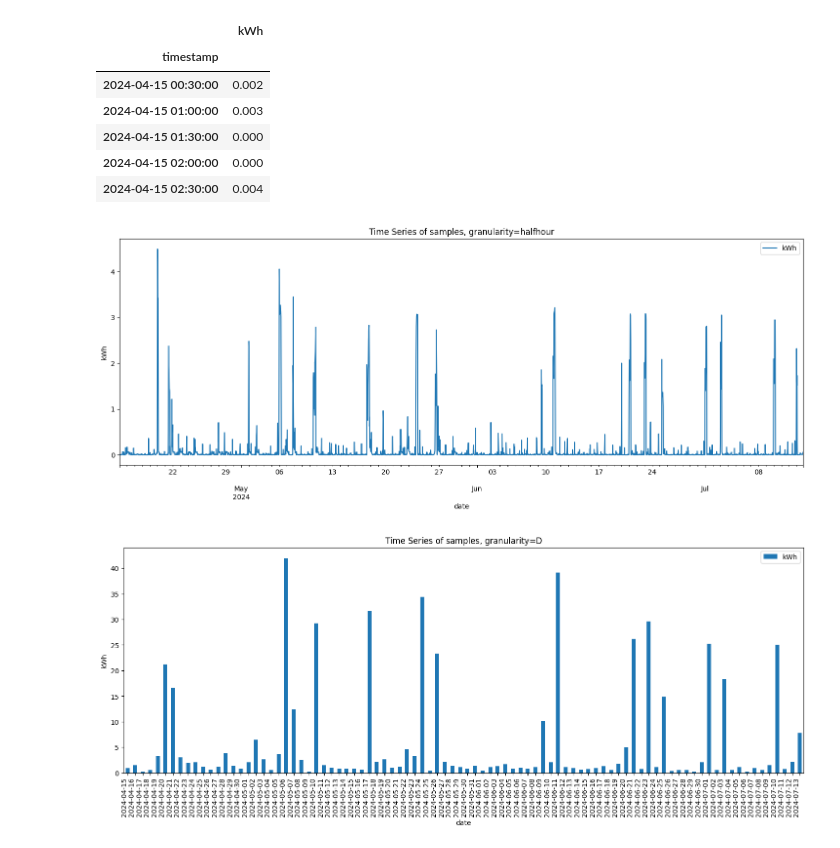
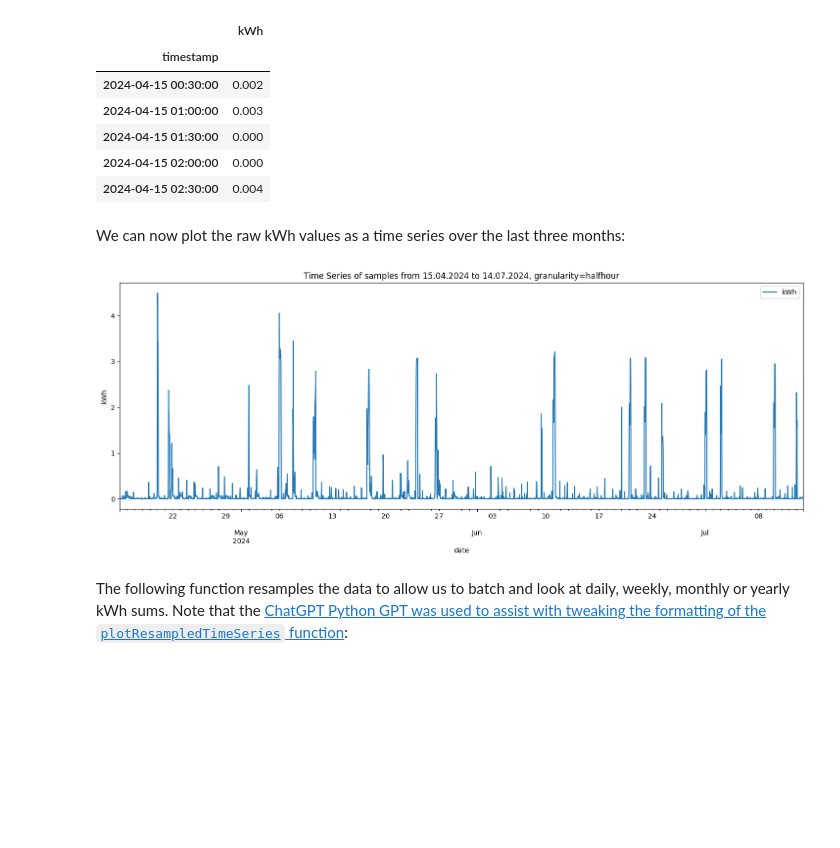
Before and after one commit to malminhas/smart-meter, a Jupyter notebook: smart-meter-playbook.ipynb, the cells around one changed output. Saved outputs shown, nothing was run; the diff lists cells and outputs as text; code cells hidden in the pictures; blank space fills up the shorter version.

```diff
--- a/smart-meter-playbook.ipynb
+++ b/smart-meter-playbook.ipynb
@@ -26,19 +131,15 @@ You are required to provide your IDH_MAC in your auth header.  The following cod
 # %%
-import os
-import requests
-
-MPAN = os.environ.get('MPAN')
-IDH_MAC = os.environ.get('IDH_MAC')
-
-def getDataInRange(start, end, fmt):
-    url = f"https://consumer-api.data.n3rgy.com/electricity/consumption/1?start={start}&end={end}&output={format}"
+def getDataInRange(start, end, fmt='json', category='consumption'):
+    reformatDate = lambda s: ''.join(s.split('.')[::-1])
+    start = reformatDate(start)
+    end = reformatDate(end)
+    url = f"https://consumer-api.data.n3rgy.com/electricity/{category}/1?start={start}&end={end}&output={format}"
     headers = {'Authorization': IDH_MAC}
     r = requests.get(url=url, headers=headers)
     assert(r.status_code == 200)
     return r.json()
 
-start = '20240415'
-end = '20240714'
-fmt = 'json'
-d = getDataInRange(start, end, fmt)
+start = '15.04.2024'
+end = '14.07.2024'
+d = getDataInRange(start, end)
 # %% [markdown]
@@ -71,7 +174,7 @@ import pandas as pd
 def tweak_df(df):
     ts = pd.to_datetime(df.timestamp)
     return (df
-            .rename(columns={'value':'kWh'})
+            .rename(columns={'value':d.get('unit') or 'value'})
             .assign(timestamp=ts)
             .set_index('timestamp')
            )
@@ -87,20 +190,32 @@ df2.head(5)
 | 2024-04-15 01:30:00 | 0.000 |
 | 2024-04-15 02:00:00 | 0.000 |
 | 2024-04-15 02:30:00 | 0.004 |
+# %% [markdown]
+We can now plot the raw kWh values as a time series over the last three months:
 # %%
-_ = df2.plot(figsize=(18,6), title=f"Time Series of samples, granularity={d.get('granularity')}", xlabel='date', ylabel='kWh')
+_ = df2.plot(figsize=(18,6), title=f"Time Series of samples from {start} to {end}, granularity={d.get('granularity')}", xlabel='date', ylabel='kWh')
 # %% [output]
-[figure, old version]
+[figure, new version]
+# %% [markdown]
+The following function resamples the data to allow us to batch and look at daily, weekly, monthly or yearly kWh sums. Note that the [ChatGPT Python GPT was used to assist with tweaking the formatting of the `plotResampledTimeSeries` function](https://chatgpt.com/share/f82b0653-8a6f-4bf4-9b8a-73fdbc2274f2):
 # %%
 def plotResampledTimeSeries(period, angle):
     df2_resampled = df2.resample(period).sum()
     # Plotting the resampled data
-    ax = df2_resampled.plot(kind='bar', figsize=(18, 6), title=f"Time Series of samples, granularity={period}", xlabel='date', ylabel='kWh')
+    ax = df2_resampled.plot(kind='bar', figsize=(18, 6), title=f"Time Series of samples from {start} to {end}, granularity={period}", xlabel='date', ylabel='kWh')
     # Formatting the x-axis to show only dates
-    ax.set_xticklabels(df2_resampled.index.strftime('%Y-%m-%d'), rotation=angle, ha='right')
-
-period = 'D'
-angle = 90
-plotResampledTimeSeries(period, angle)
+    #ax.set_xticklabels(df2_resampled.index.strftime('%Y-%m-%d'), rotation=angle, ha='right')
+    if angle >= 70 and angle <=120:
+        ax.set_xticklabels(df2_resampled.index.strftime('%Y-%m-%d'), rotation=angle, ha='center', va='top')
+    elif angle < 70:
+        ax.set_xticklabels(df2_resampled.index.strftime('%Y-%m-%d'), rotation=angle, ha='right', va='top')
+    elif angle > 120:
+        ax.set_xticklabels(df2_resampled.index.strftime('%Y-%m-%d'), rotation=angle, ha='left', va='top')
+    # Extend the y-axis to create more space at the top
+    y_max = df2_resampled.max().values[0]
+    ax.set_ylim(0, y_max * 1.1)
+    # Annotating the bar values at the top of each bar
+    for p in ax.patches:
+        height = p.get_height()
+        ax.annotate(f'{round(height)}', (p.get_x() + p.get_width() / 2., height),
+                    ha='center', va='center', xytext=(0, 10), textcoords='offset points')
-# %% [output]
-[figure, removed]
```
Also changed, not shown: parts of 28 cells of this notebook.
